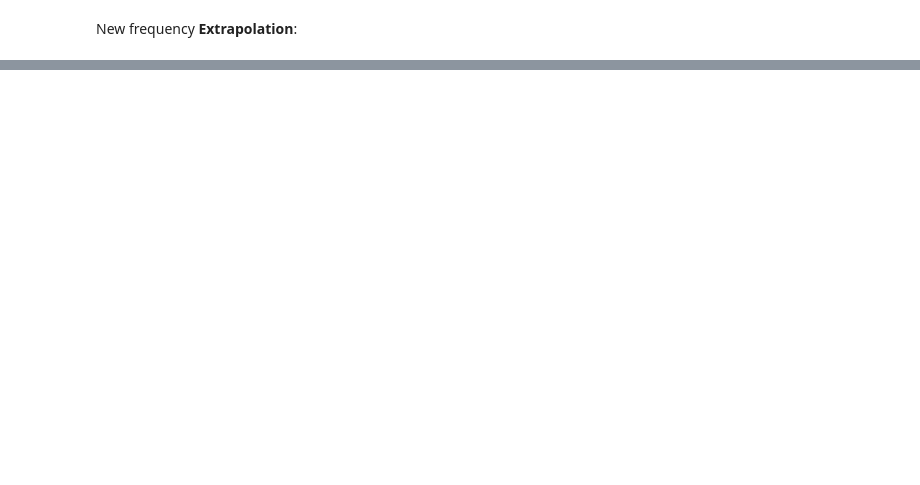
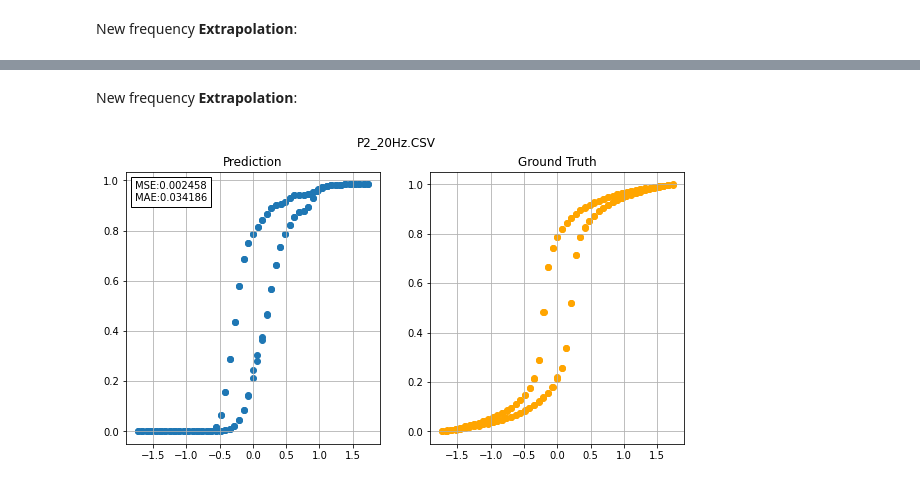
Before and after one commit to olivieromassi/Hysteresis-Modelling-with-Neural-Networks, a Jupyter notebook: PredictionComparison.ipynb, the cells around one changed output, grey strips where cells are left out. Cells and saved outputs as stored; diff of their text form; code cells hidden in the pictures; blank space fills up the shorter version.

Commit message:
Added Model Predictions relative to the HRNN model and the PreisachRNN model

```diff
--- a/PredictionComparison.ipynb
+++ b/PredictionComparison.ipynb
@@ -211,0 +269,4 @@ plot_prediction(y_pred, y_true, x_signal, freq)
+# %%
+# Read prediction file
+with open('/content/HRNN_404_units_seq_len_20_stateful_True_first_magnetization_True_subsampling_True_repeated_10_epochs_50.h5_predictions.txt', 'r') as file:
+     model_predictions = json.load(file)
@@ -211,0 +303,20 @@ plot_prediction(y_pred, y_true, x_signal, freq)
+# %% [markdown]
+New frequency **Extrapolation**:
+# %%
+# Testing the model on the 20 Hz signal in the Validation Data
+y_pred = []
+
+freq = 'P2_20Hz.CSV'
+
+x_signal = np.array(val_dataset[freq][['H']])
+
+# Divide the signal in batches
+x = x_signal.reshape(-1, seq_len)
+
+# Reshape batch predictions into a single array
+y_pred = np.array(model_predictions[freq]).reshape(-1, 1)
+y_true = val_dataset[freq]['B']
+
+plot_prediction(y_pred, y_true, x_signal, freq)
+# %% [output]
+[figure, added]
```
Also changed, not shown: parts of 39 cells of this notebook.
